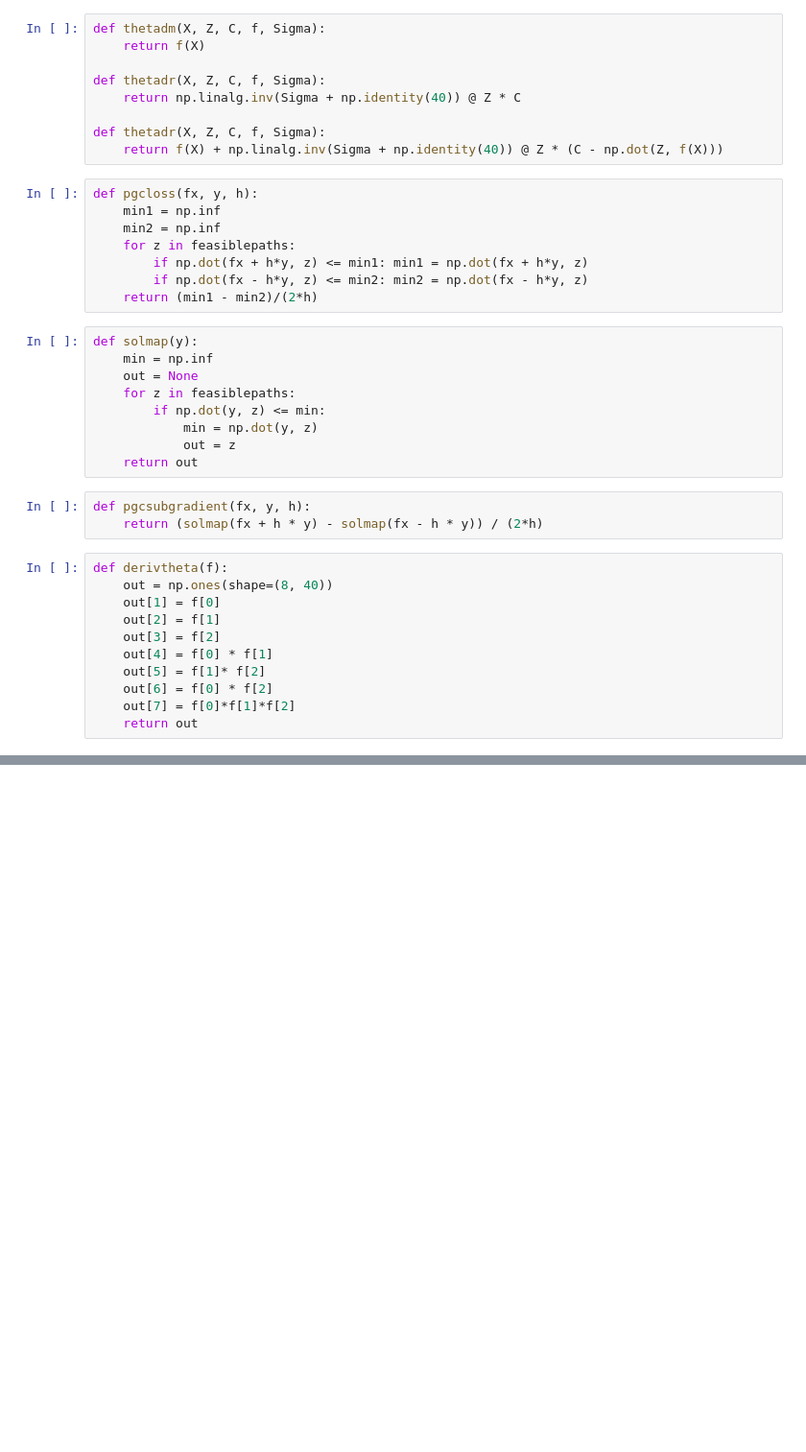
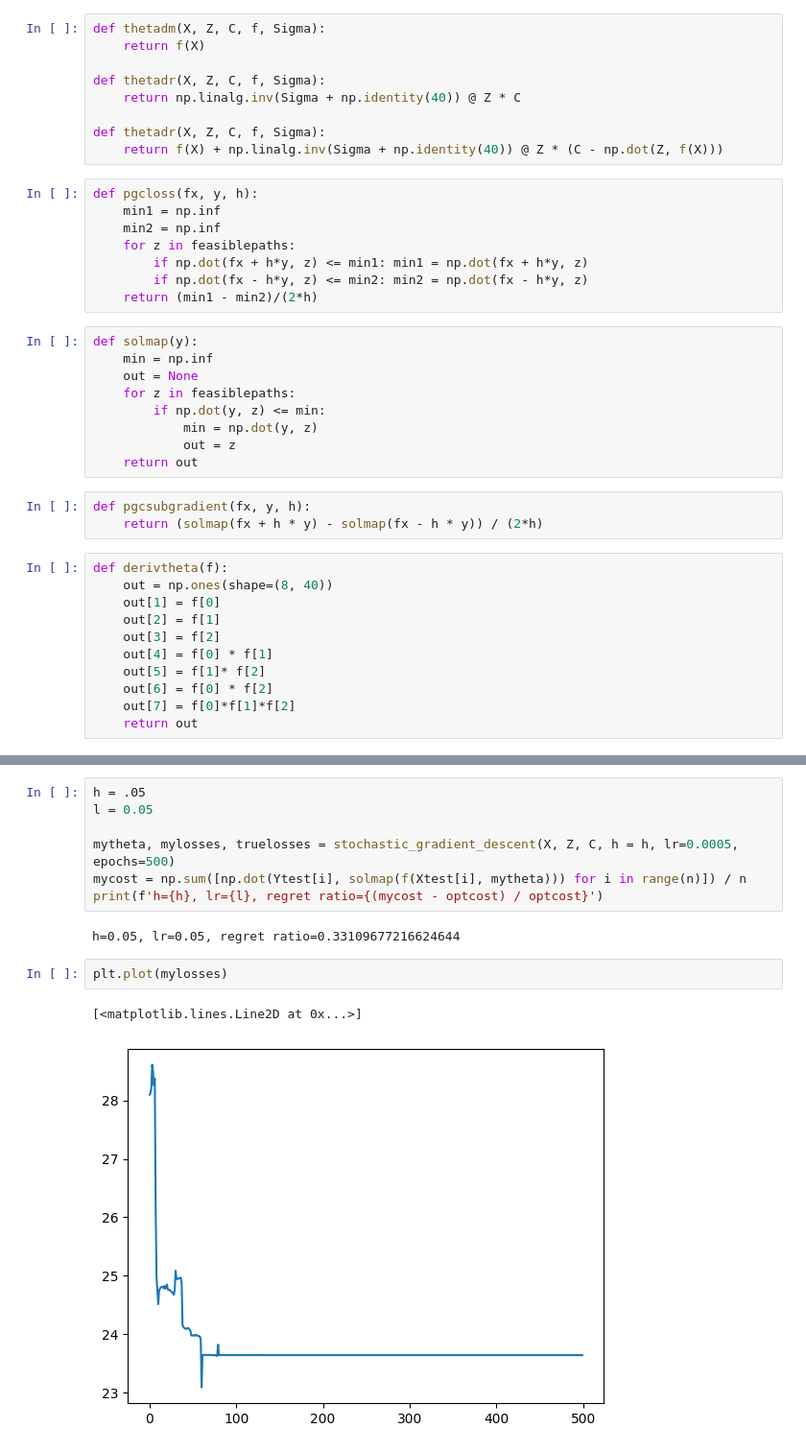
Before and after one commit to ryanedmonds2000/End2End, a Jupyter notebook: scratchpad.ipynb, the cells around one changed output, grey strips where cells are left out. Shown at 96% size. Saved outputs shown, nothing was run; the diff lists cells and outputs as text; blank space fills up the shorter version.

```diff
--- a/scratchpad.ipynb
+++ b/scratchpad.ipynb
@@ -208,0 +285,14 @@ plt.plot(truelosses)
+# %%
+h = .05
+l = 0.05
+
+mytheta, mylosses, truelosses = stochastic_gradient_descent(X, Z, C, h = h, lr=0.0005, epochs=500)
+mycost = np.sum([np.dot(Ytest[i], solmap(f(Xtest[i], mytheta))) for i in range(n)]) / n
+print(f'h={h}, lr={l}, regret ratio={(mycost - optcost) / optcost}')
+# %% [output]
+h=0.05, lr=0.05, regret ratio=0.33109677216624644
+# %%
+plt.plot(mylosses)
+# %% [output]
+[<matplotlib.lines.Line2D at 0x...>]
+[figure, added]
```
Also changed, not shown: parts of 26 cells of this notebook, 3 other files.
